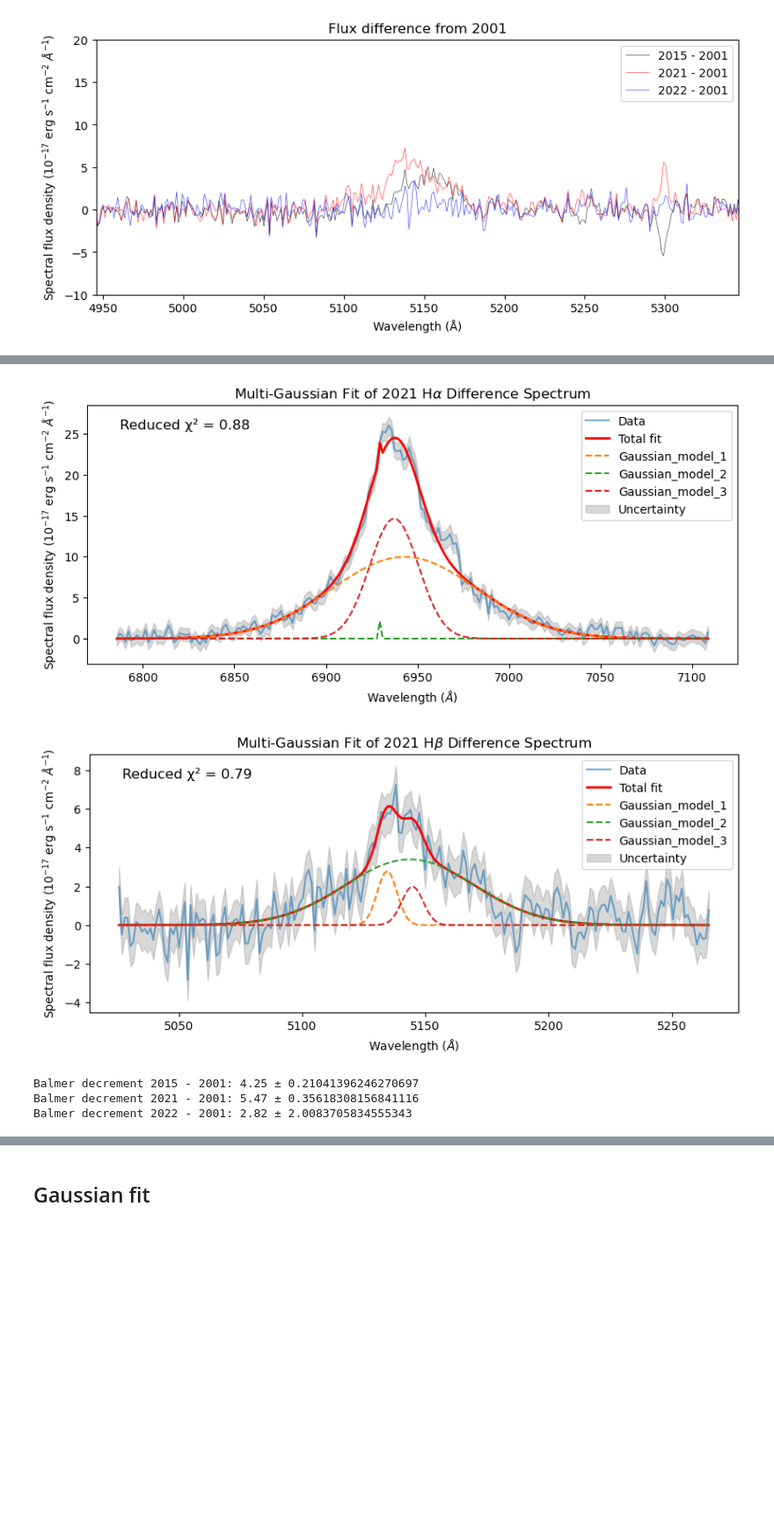
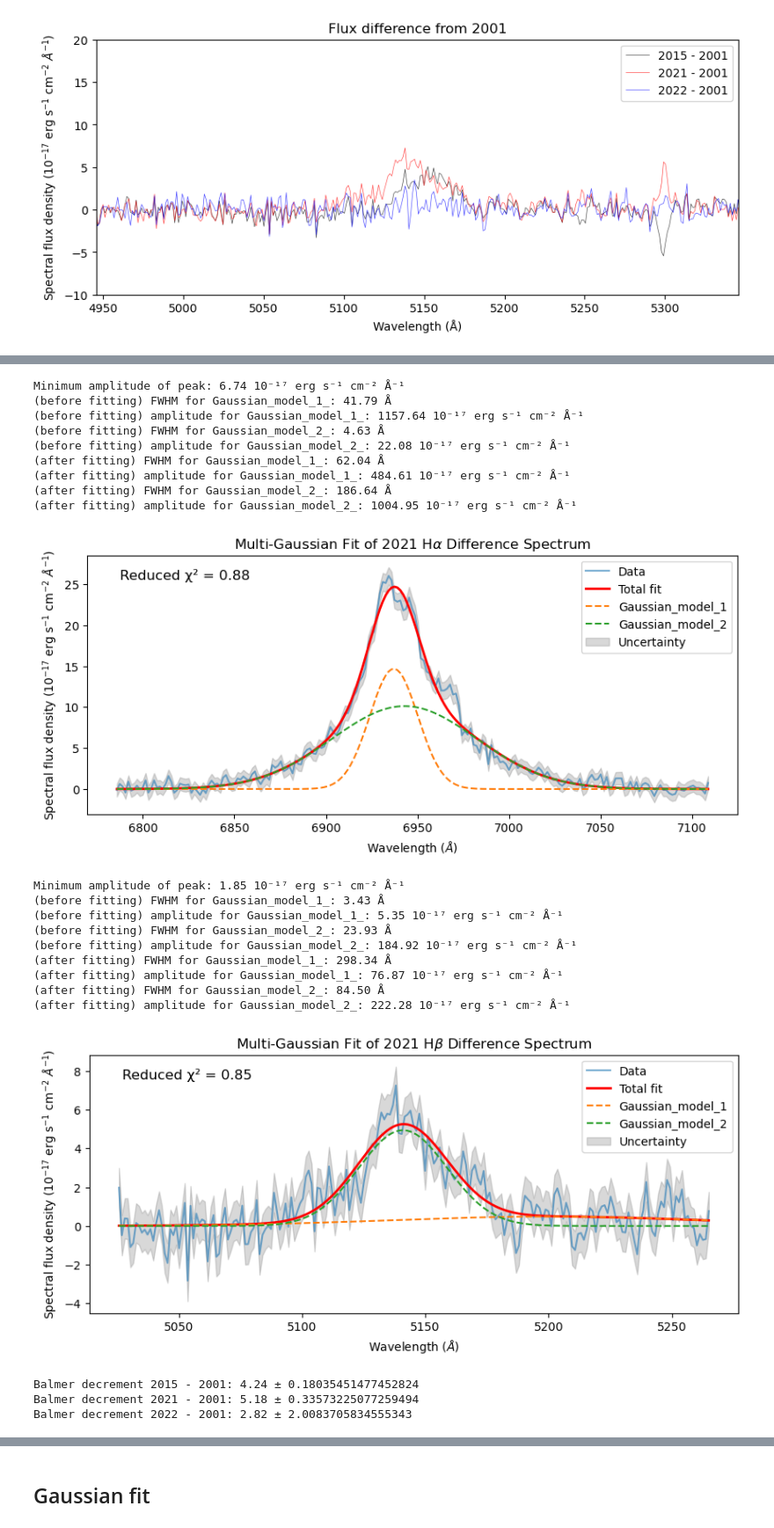
Before and after one commit to things-0/denison_2026, a Jupyter notebook: oli/main.ipynb, the cells around one changed output, grey strips where cells are left out. Shown at 88% size. Saved outputs shown, nothing was run; the diff lists cells and outputs as text; code cells hidden in the pictures; blank space fills up the shorter version.

Commit message:
trouble shooting gaussian fit parameters

```diff
--- a/oli/main.ipynb
+++ b/oli/main.ipynb
@@ -60,19 +60,23 @@ wavelength of 480.3 nm, and a FWHM of 140.9 nm.
 c_km_s = 2.99792458e5 # km/s
 c_m_s = 2.99792458e8 # m/s
 c_ang_s = 2.99792458e18 # Ang/s
+SIGMA_TO_FWHM = 2 * np.sqrt(2 * np.log(2))
 EPS = 1e-8
 LINEWIDTH = 0.5
 LAMBDAS_TO_IGNORE_WIDTH = 180
 VEL_TO_IGNORE_WIDTH = 7000
 # BALMER_DECREMENT_VEL_WIDTH = 4000
+FIND_PEAK_MIN_WIDTH_KMS = 350
+FIND_PEAK_MIN_WIDTH_ANG = 15
+# FIND_PEAK_MIN_WIDTH_IDX = 7
 FIGURE_SIZE = (10,4)
-#TODO: remove testing
+#TD: remove testing
 SMOOTH_FACTOR = 1.0
 #
 
 FNAME_2015_BLUE_4ARCSEC = "323854_A_spectrum_4-arcsec_blue.fits"
 FNAME_2015_RED_4ARCSEC = "323854_A_spectrum_4-arcsec_red.fits"
-# OLD_SFD_UNITS = "10⁻¹⁷ erg s⁻¹ cm⁻² Å⁻¹"
+SFD_UNITS_NOT_LATEX = "10⁻¹⁷ erg s⁻¹ cm⁻² Å⁻¹"
 FLUX_UNITS_NOT_LATEX = "10⁻¹⁷ erg s⁻¹ cm⁻²"
 FLUX_UNITS = r"$10^{-17}$ erg $\text{s}^{-1}$ $\text{cm}^{-2}$"
 SFD_UNITS = FLUX_UNITS + r" $\AA^{-1}$"
@@ -366,6 +376,9 @@ def convert_vel_to_lam(
     lam_centre_rest_frame: float = H_ALPHA,
     return_rest_frame: bool = False
 ) -> np.ndarray | float:
+    """
+    Convert velocity (km/s) to wavelength (Å).
+    """
     # λ = λ_cent * (1 + v / c)
     if return_rest_frame:
         return lam_centre_rest_frame * (1 + vel / c_km_s)
@@ -1364,10 +1435,13 @@ def calculate_balmer_decrement(
     modify_vel_width: bool = False,
     num_gaussians: int = 0,
     plot_gauss_fit: bool = False,
-    num_mc_trials: int = 1000,
+    num_mc_trials: int = 6, #TODO: change back to 1000
     print_progress: bool = False,
     peak_min_sigma_threshold: float = 2.9,
     year: str | None = None,
+    find_peak_min_width_kms: float | None = FIND_PEAK_MIN_WIDTH_KMS,
+    find_peak_min_width_ang: float | None = None,
+    min_amp_sigma: float = 1.0
 ) -> tuple[np.ndarray, np.ndarray, np.ndarray] | tuple[float, float]:
     if num_bins is None:
         if bin_width is None:
@@ -1398,6 +1472,9 @@ def calculate_balmer_decrement(
             n_trials=num_mc_trials,
             print_progress=print_progress,
             peak_min_sigma_threshold=peak_min_sigma_threshold,
+            find_peak_min_width_kms=find_peak_min_width_kms,
+            find_peak_min_width_ang=find_peak_min_width_ang,
+            min_amp_sigma=min_amp_sigma,
             title_info=r"H$\alpha$ " if year is None else year + r" H$\alpha$ "
         )
         h_beta_flux, h_beta_flux_err = integrate_flux(
@@ -1407,6 +1484,9 @@ def calculate_balmer_decrement(
             n_trials=num_mc_trials,
             print_progress=print_progress,
             peak_min_sigma_threshold=peak_min_sigma_threshold,
+            find_peak_min_width_kms=find_peak_min_width_kms,
+            find_peak_min_width_ang=find_peak_min_width_ang,
+            min_amp_sigma=min_amp_sigma,
             title_info=r"H$\beta$ " if year is None else year + r" H$\beta$ "
         )
         #TODO: calculate errors
@@ -1449,12 +1529,12 @@ def calculate_balmer_decrement(
         balmer_decrements.append(cur_balmer_decrement)
 
         vel_bin_centres.append(vel_centre)
-        #TODO: remove testing
+        #TD: remove testing
         add_info.append((vel_left, vel_centre, vel_right))
         # balmer_decrement_err = None
         #
 
-        #TODO: remove
+        #TD: remove
         # balmer_decrement_err = (h_alpha_flux / h_beta_flux) * (h_alpha_flux_err / h_alpha_flux + h_beta_flux_err / h_beta_flux)
         #
 
@@ -1575,11 +1691,17 @@ Hβ flux 2022 - 2001 (as if it were recorded in the ASSASN g band): (3.29e-04 ±
 # %%
+min_width = 200 # km/s
+min_amp_sigma = 1
+
 balmer_dec_15, balmer_dec_15_err = calculate_balmer_decrement(
     lam, diff_15, diff_15_err,
     2*VEL_TO_IGNORE_WIDTH, num_bins=1,
-    num_gaussians=3,
+    num_gaussians=2,
     plot_gauss_fit=True,
     peak_min_sigma_threshold=2.5,
-    num_mc_trials=500,
+    find_peak_min_width_kms=min_width,
+    find_peak_min_width_ang=None,
+    min_amp_sigma=min_amp_sigma,
+    # num_mc_trials=500,
     year="2015"
 )
 balmer_dec_21, balmer_dec_21_err = calculate_balmer_decrement(
@@ -1588,7 +1710,10 @@ balmer_dec_21, balmer_dec_21_err = calculate_balmer_decrement(
     num_gaussians=2,
     plot_gauss_fit=True,
     peak_min_sigma_threshold=2.5,
-    num_mc_trials=500,
+    find_peak_min_width_kms=min_width,
+    find_peak_min_width_ang=None,
+    min_amp_sigma=min_amp_sigma,
+    # num_mc_trials=500,
     year="2021"
 )
 balmer_dec_22, balmer_dec_22_err = calculate_balmer_decrement(
@@ -1597,6 +1722,9 @@ balmer_dec_22, balmer_dec_22_err = calculate_balmer_decrement(
     num_gaussians=0,
     plot_gauss_fit=False,
     # peak_min_sigma_threshold=2.5,
+    find_peak_min_width_kms=min_width,
+    find_peak_min_width_ang=None,
+    min_amp_sigma=min_amp_sigma,
     # num_mc_trials=50,
     year="2022"
 )
@@ -1610,8 +1756,26 @@ print(f"Balmer decrement 2022 - 2001: {balmer_dec_22:.2f} ± {balmer_dec_22_err}
+Minimum amplitude of peak: 6.74 10⁻¹⁷ erg s⁻¹ cm⁻² Å⁻¹
+(before fitting) FWHM for Gaussian_model_1_: 41.79 Å
+(before fitting) amplitude for Gaussian_model_1_: 1157.64 10⁻¹⁷ erg s⁻¹ cm⁻² Å⁻¹
+(before fitting) FWHM for Gaussian_model_2_: 4.63 Å
+(before fitting) amplitude for Gaussian_model_2_: 22.08 10⁻¹⁷ erg s⁻¹ cm⁻² Å⁻¹
+(after fitting) FWHM for Gaussian_model_1_: 62.04 Å
+(after fitting) amplitude for Gaussian_model_1_: 484.61 10⁻¹⁷ erg s⁻¹ cm⁻² Å⁻¹
+(after fitting) FWHM for Gaussian_model_2_: 186.64 Å
+(after fitting) amplitude for Gaussian_model_2_: 1004.95 10⁻¹⁷ erg s⁻¹ cm⁻² Å⁻¹
-[figure, old version]
+[figure, new version]
+Minimum amplitude of peak: 1.85 10⁻¹⁷ erg s⁻¹ cm⁻² Å⁻¹
+(before fitting) FWHM for Gaussian_model_1_: 3.43 Å
+(before fitting) amplitude for Gaussian_model_1_: 5.35 10⁻¹⁷ erg s⁻¹ cm⁻² Å⁻¹
+(before fitting) FWHM for Gaussian_model_2_: 23.93 Å
+(before fitting) amplitude for Gaussian_model_2_: 184.92 10⁻¹⁷ erg s⁻¹ cm⁻² Å⁻¹
+(after fitting) FWHM for Gaussian_model_1_: 298.34 Å
+(after fitting) amplitude for Gaussian_model_1_: 76.87 10⁻¹⁷ erg s⁻¹ cm⁻² Å⁻¹
+(after fitting) FWHM for Gaussian_model_2_: 84.50 Å
+(after fitting) amplitude for Gaussian_model_2_: 222.28 10⁻¹⁷ erg s⁻¹ cm⁻² Å⁻¹
-[figure, old version]
+[figure, new version]
-Balmer decrement 2015 - 2001: 4.25 ± 0.21041396246270697
-Balmer decrement 2021 - 2001: 5.47 ± 0.35618308156841116
-Balmer decrement 2022 - 2001: 2.82 ± 2.0083705834555343
+Balmer decrement 2015 - 2001: 4.24 ± 0.18035451477452824
+Balmer decrement 2021 - 2001: 5.18 ± 0.33573225077259494
+Balmer decrement 2022 - 2001: 2.82 ± 2.0083705834555343
 # %%
 def plot_balmer_decrement(
     diff_year: str | None = "2021",
```
Also changed, not shown: parts of 18 cells of this notebook.
